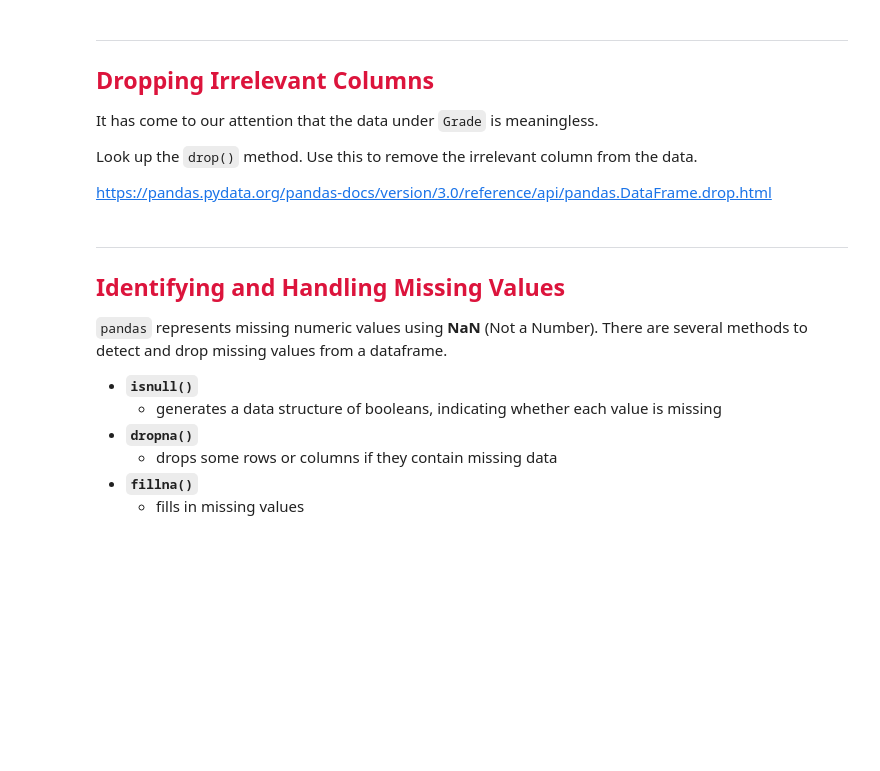
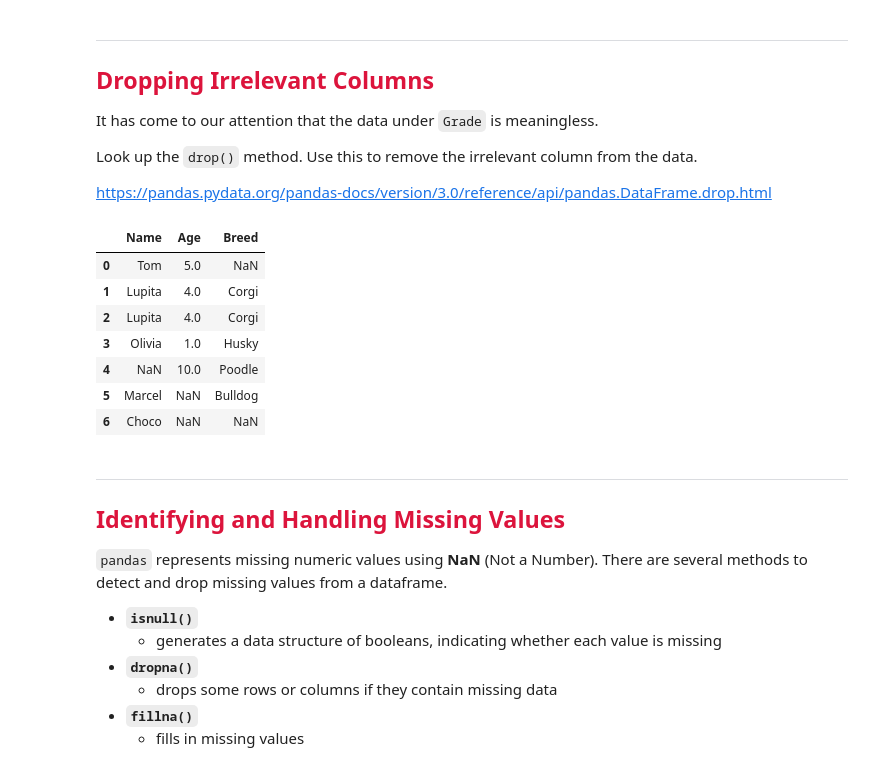
Before and after one commit to ahsan8pak-star/Data-Science-Project, a Jupyter notebook: university_courseworks/year2/semester1/cs2pp/week5/practical/jupyter/P05_CS2PP_Data_Exploration_Pandas_NumPy.ipynb, the cells around one changed output. Cells and saved outputs as stored; diff of their text form; code cells hidden in the pictures; blank space fills up the shorter version.

```diff
--- a/university_courseworks/year2/semester1/cs2pp/week5/practical/jupyter/P05_CS2PP_Data_Exploration_Pandas_NumPy.ipynb
+++ b/university_courseworks/year2/semester1/cs2pp/week5/practical/jupyter/P05_CS2PP_Data_Exploration_Pandas_NumPy.ipynb
@@ -63,6 +99,17 @@ It has come to our attention that the data under `Grade` is meaningless.
 Look up the `drop()` method.  Use this to remove the irrelevant column from the data.
 
 https://pandas.pydata.org/pandas-docs/version/3.0/reference/api/pandas.DataFrame.drop.html
+# %%
+dogs.drop(columns = ["Grade"])
+# %% [output]
+|  | Name | Age | Breed |
+| 0 | Tom | 5.0 | NaN |
+| 1 | Lupita | 4.0 | Corgi |
+| 2 | Lupita | 4.0 | Corgi |
+| 3 | Olivia | 1.0 | Husky |
+| 4 | NaN | 10.0 | Poodle |
+| 5 | Marcel | NaN | Bulldog |
+| 6 | Choco | NaN | NaN |
 # %% [markdown]
 <hr style="border:2px solid black"> </hr>
 
```
Also changed, not shown: parts of 13 cells of this notebook.
